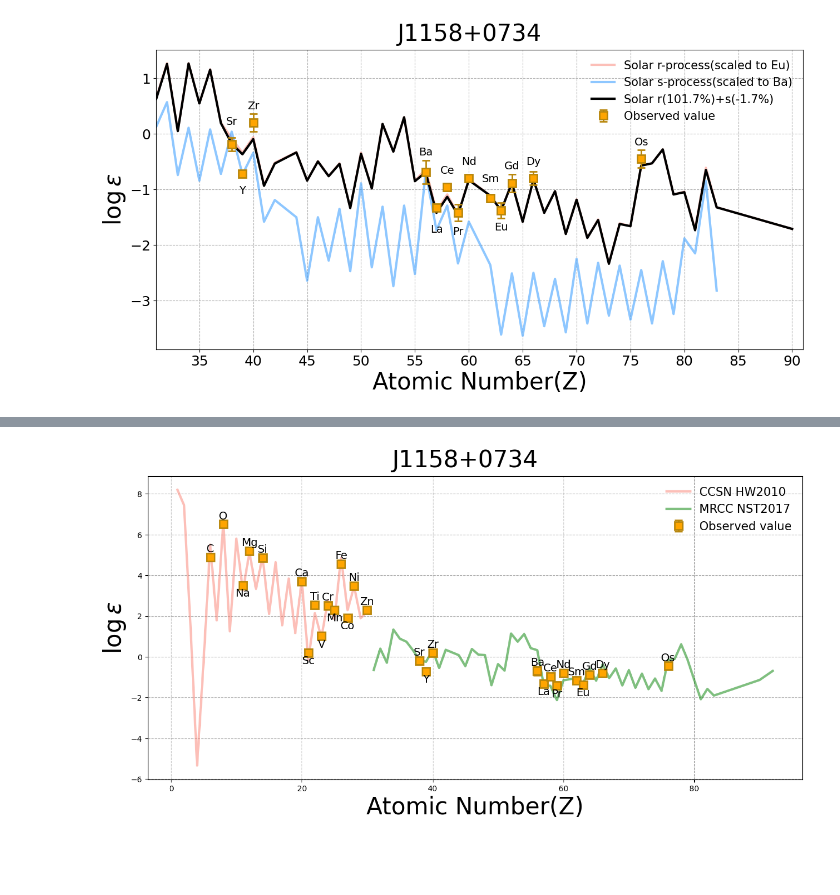
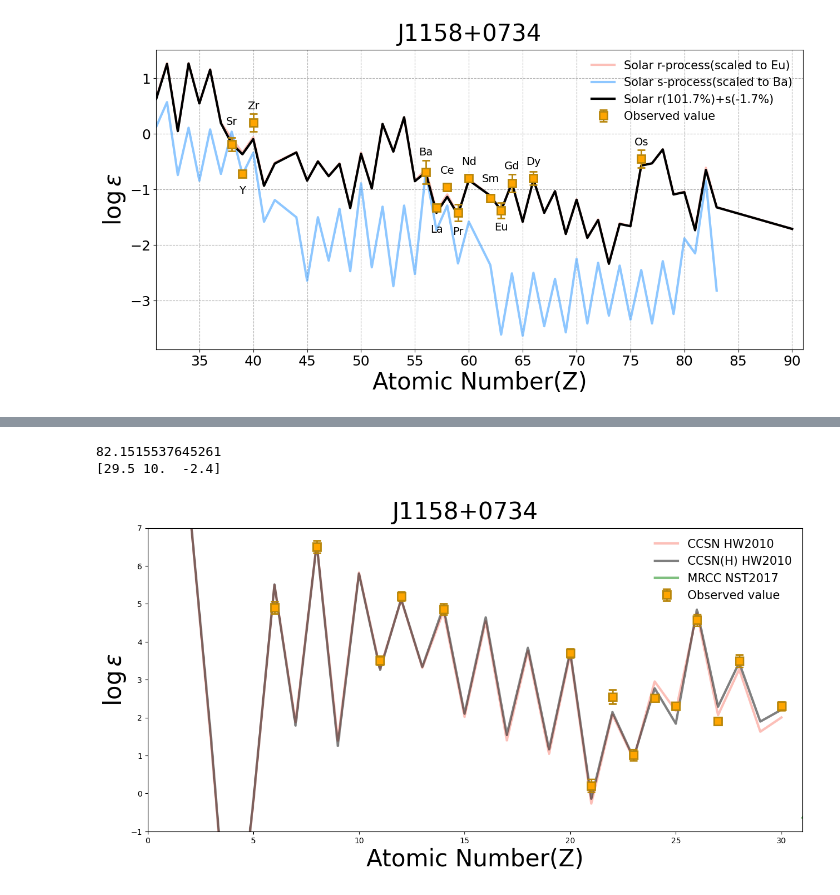
Before and after one commit to jiangrz77/rproc, a Jupyter notebook: J1158+0734.ipynb, the cells around one changed output, grey strips where cells are left out. Drawn from its saved outputs; the diff is of its cells as text; code cells hidden in the pictures; blank space fills up the shorter version.

```diff
--- a/J1158+0734.ipynb
+++ b/J1158+0734.ipynb
@@ -122,6 +114,26 @@ print(P_ccsn[np.argmin(chisqr_arr)])
+# %%
+chisqr_list = []
+flag_adopt_ccsn = np.arange(len(O_vec)) < 30
+for M_vec in M_ccsn_highE:
+    flag_detect = (~np.isnan(O_vec)) & (~np.isnan(M_vec))
+    A = func_A(M_vec, O_vec, eO_vec, flag_adopt_ccsn)
+    AmM2_vec = np.power(A + M_vec[flag_adopt_ccsn & flag_detect] - O_vec[flag_adopt_ccsn & flag_detect], 2)
+    eAmM2_vec = np.power(eM_vec[flag_adopt_ccsn & flag_detect], 2) + np.power(eO_vec[flag_adopt_ccsn & flag_detect], 2)
+    chisqr = np.sum(AmM2_vec/eAmM2_vec)
+    chisqr_list.append(chisqr)
+chisqr_arr = np.array(chisqr_list)
+print(np.min(chisqr_arr))
+progenitor_ccsn_highE = M_ccsn_highE[np.argmin(chisqr_arr), :]
+A_ccsn_highE = func_A(progenitor_ccsn_highE, O_vec, eO_vec, flag_adopt_ccsn)
+progenitor_ccsn_highE += A_ccsn_highE
+print(P_ccsn_highE[np.argmin(chisqr_arr)])
+# %% [output]
+82.1515537645261
+[29.5 10.  -2.4]
 # %%
 M_choice = np.full(len(symbol_list), np.nan, dtype=np.float64)
 M_choice[flag_adopt_ccsn] = progenitor_ccsn[flag_adopt_ccsn]
+M_choice[flag_adopt_ccsn] = progenitor_ccsn_highE[flag_adopt_ccsn]
 M_choice[flag_adopt_mrsn] = progenitor_mrsn[flag_adopt_mrsn]
 # %%
 fig, ax = plt.subplots(
@@ -142,42 +154,50 @@ ax.plot(
     progenitor_ccsn[np.isfinite(progenitor_ccsn)&flag_adopt_ccsn],
     linewidth=3, c='salmon', alpha=.5,
     label="CCSN HW2010",
     zorder=2)
 ax.plot(
+    Z_arr[np.isfinite(progenitor_ccsn)&flag_adopt_ccsn],
+    progenitor_ccsn_highE[np.isfinite(progenitor_ccsn)&flag_adopt_ccsn],
+    linewidth=3, c='k', alpha=.5,
+    label="CCSN(H) HW2010",
+    zorder=2)
+ax.plot(
     Z_arr[np.isfinite(progenitor_mrsn)&flag_adopt_mrsn],
     progenitor_mrsn[np.isfinite(progenitor_mrsn)&flag_adopt_mrsn],
     linewidth=3, c='green', alpha=.5,
     label="MRCC NST2017",
     zorder=2)
 ec = 'darkgoldenrod'
 ew = 2
 ax.errorbar(
     Z_arr, O_vec, yerr=eO_vec,
     ecolor=ec, elinewidth=ew, linestyle='', capsize=5, capthick=3,
     marker='s', markersize=10, mfc='orange', mec=ec, mew=ew,
     label='Observed value',
     alpha=1, zorder=4)
-for _idx, (_x, _y) in enumerate(zip(Z_arr, O_vec)):
-    if np.isnan(_y):
-        continue
-    dist = .4
-    _t = Z2Symbol_dict[_x]
-    sign_pos = +1
-    if _x % 2 == 1:
-        sign_pos = -1
-    _y += (sign_pos * dist)
-    ax.text(_x, _y, _t, ha='center', va='center', fontsize=14, zorder=5)
-ax.grid(True, linestyle='--', alpha=1, zorder=1)
+# for _idx, (_x, _y) in enumerate(zip(Z_arr, O_vec)):
+#     if np.isnan(_y):
+#         continue
+#     dist = .4
+#     _t = Z2Symbol_dict[_x]
+#     sign_pos = +1
+#     if _x % 2 == 1:
+#         sign_pos = -1
+#     _y += (sign_pos * dist)
+#     ax.text(_x, _y, _t, ha='center', va='center', fontsize=14, zorder=5)
+# ax.grid(True, linestyle='--', alpha=1, zorder=1)
 
 ax.set_xlabel("Atomic Number(Z)", size=30)
 ax.set_ylabel(r'$\log\varepsilon$', size=30)
+ax.set_ylim(-1, 7)
+ax.set_xlim(0, 31)
 # # axes[1].set_ylabel(r'$\Delta$ log $\varepsilon$', fontdict={'size': 25})
 # # axes[1].set_ylabel(r'$|\Delta\log\varepsilon|/\sigma$', fontdict={'size': 30})
 ax.legend(loc='best', fontsize=15, frameon=False)
 fig.suptitle(star_name, y=.95, size=30)
 # if fname is not None:
 #     fig.savefig(fname, **kw)
 # plt.close()
 plt.show();
 # %% [output]
-[figure, old version]
+[figure, new version]
```
Also changed, not shown: parts of 3 cells of this notebook, 2 other files.
